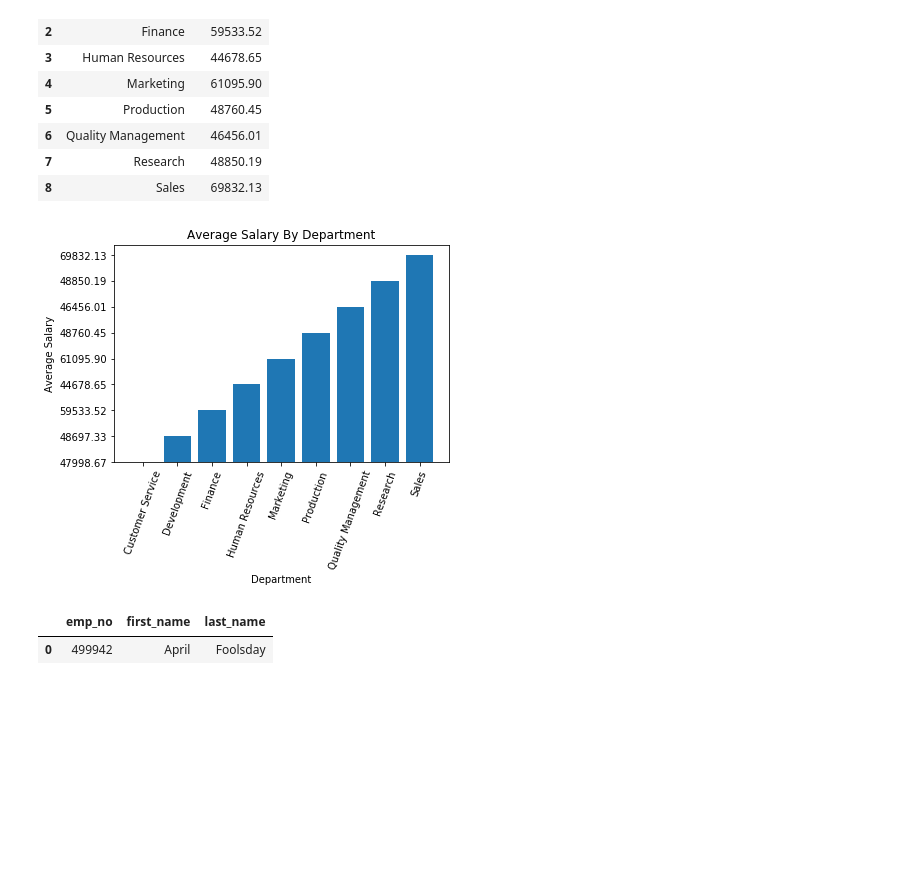
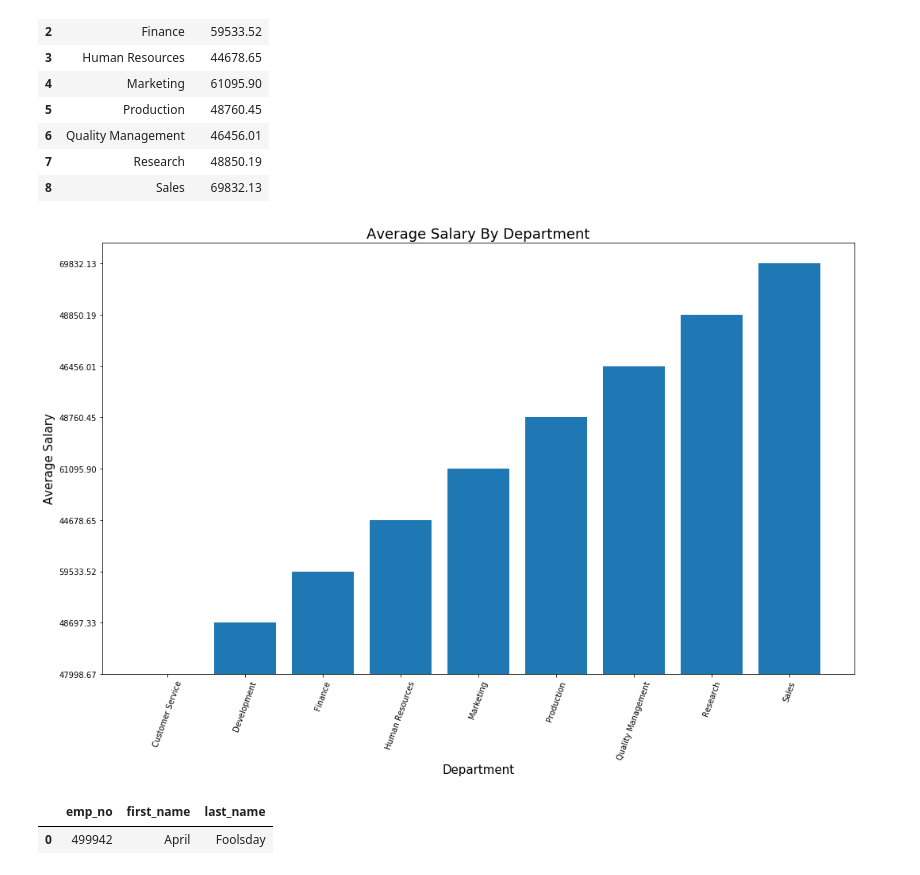
Before and after one commit to patrickhpatin/sql-challenge, a Jupyter notebook: EmployeeSQL/sql_challenge_bonus.ipynb, the cells around one changed output. Cells and saved outputs as stored; diff of their text form; code cells hidden in the pictures; blank space fills up the shorter version.

```diff
--- a/EmployeeSQL/sql_challenge_bonus.ipynb
+++ b/EmployeeSQL/sql_challenge_bonus.ipynb
@@ -10,7 +24,7 @@ from pandas import DataFrame
 from sqlalchemy import create_engine
 # %%
 # Database connection string
-engine = create_engine(f"postgresql://{cfg.mysql['user']}:{cfg.mysql['passwd']}@{cfg.mysql['host']}:5432/sql_challenge")
+engine = create_engine(f"postgresql://{cfg.mysql['user']}:{cfg.mysql['passwd']}@{cfg.mysql['host']}:5432/{cfg.mysql['db']}")
 
 # Create a database connection
 conn = engine.connect()
@@ -29,6 +43,7 @@ df_avgsalary = pd.read_sql(sql, conn)
 sql = "SELECT emp_no, first_name, last_name FROM employees WHERE emp_no = 499942;"
 df_myself = pd.read_sql(sql, conn)
 
+# Make sure we close our connection to the database
 conn.close()
 
 df_salary
@@ -82,19 +99,19 @@ df_avgsalary
 | 8 | Sales | 69832.13 |
 # %%
 # Generate a bar plot showing the average salary by department
+fig=plt.figure(figsize=(17,10))
 plt.bar(df_avgsalary["dept_name"], df_avgsalary["avg_salary"])
 
 # Formatting
-plt.title("Average Salary By Department")
-plt.xlabel("Department")
-plt.ylabel("Average Salary")
-# plt.ylim(0, 80000)
+plt.title("Average Salary By Department", fontsize=18)
+plt.xlabel("Department", fontsize=15)
+plt.ylabel("Average Salary", fontsize=15)
 plt.xticks(rotation=70)
 
 # Show the chart
 plt.show()
 # %% [output]
-[figure, old version]
+[figure, new version]
 # %%
 # Find myself:  Employee_ID = 499942
 df_myself
```
Also changed, not shown: parts of 4 cells of this notebook, 2 other files.
